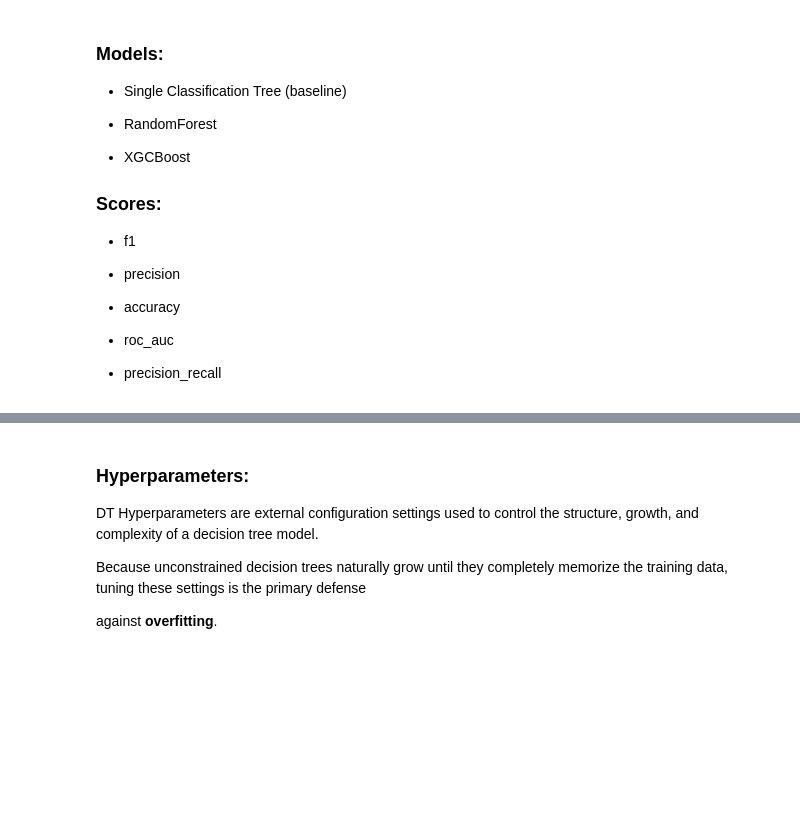
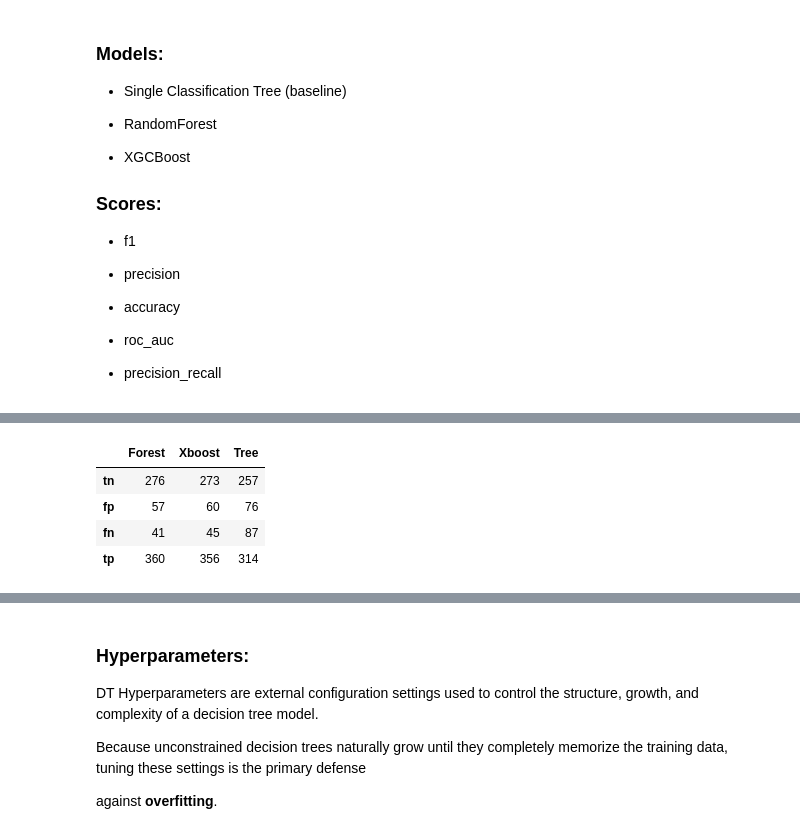
Before and after one commit to Luka-998/ml-concepts-visualized, a Jupyter notebook: DecisionTrees/03_HeartDataCompletePipeline.ipynb, the cells around one changed output, grey strips where cells are left out. Drawn from its saved outputs; the diff is of its cells as text; code cells hidden in the pictures; blank space fills up the shorter version.

```diff
--- a/DecisionTrees/03_HeartDataCompletePipeline.ipynb
+++ b/DecisionTrees/03_HeartDataCompletePipeline.ipynb
@@ -602,0 +604,8 @@ df_result_baseline.sort_values(by='f1',ascending=False)
+# %%
+collect_df.sort_values(by='tp',axis=1,ascending=False)
+# %% [output]
+|  | Forest | Xboost | Tree |
+| tn | 276 | 273 | 257 |
+| fp | 57 | 60 | 76 |
+| fn | 41 | 45 | 87 |
+| tp | 360 | 356 | 314 |
```
Also changed, not shown: parts of 31 cells of this notebook.
